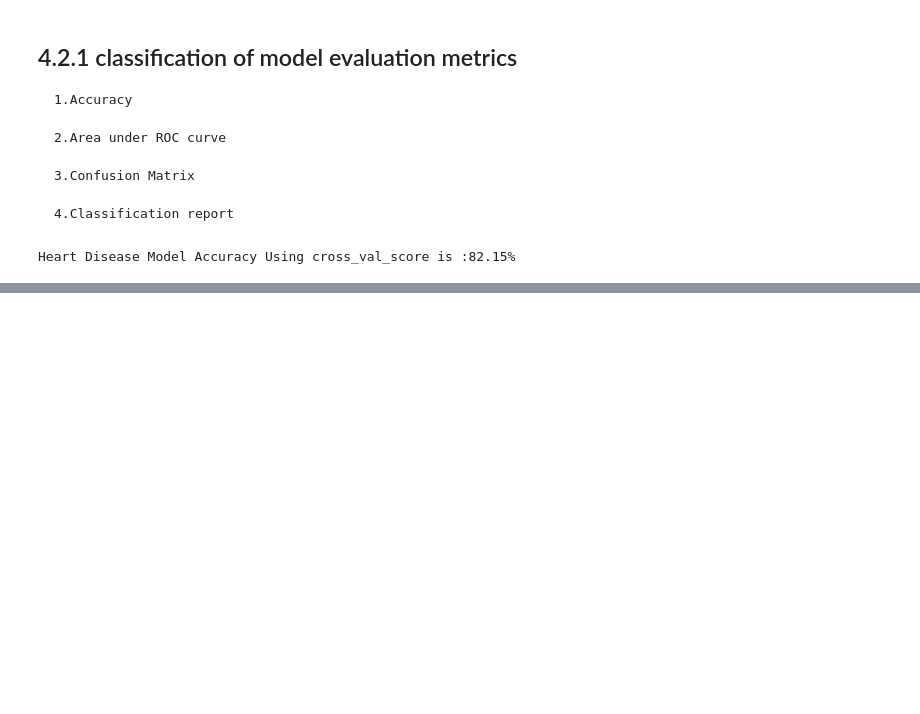
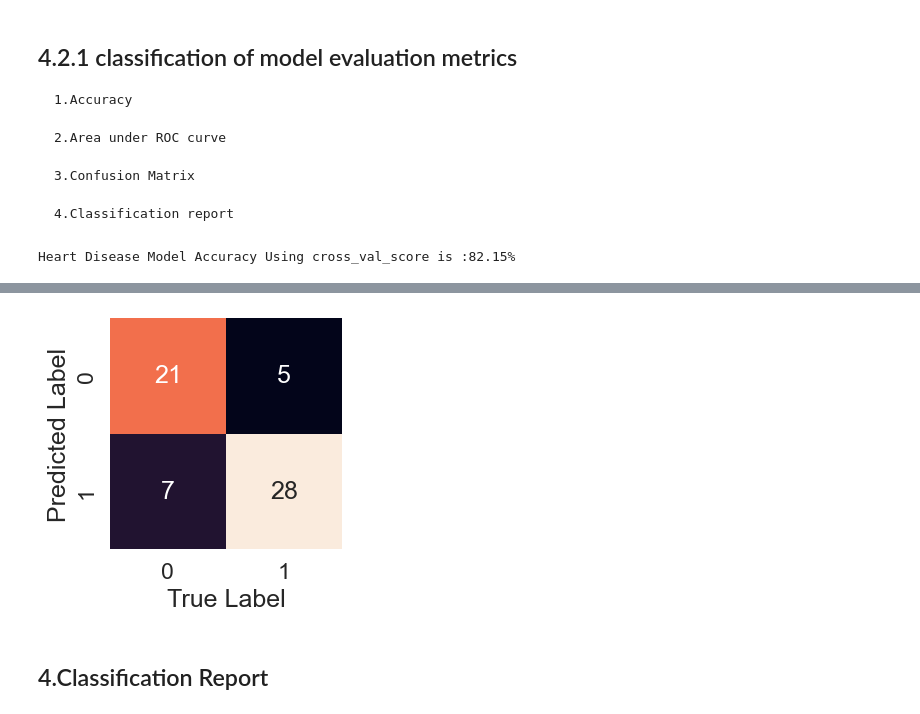
Before and after one commit to Dharshansk16/Machine-Learning-Data-Modelling-, a Jupyter notebook: Scikit_Learn/Introduction_to_scikit-learn.ipynb, the cells around one changed output, grey strips where cells are left out. Drawn from its saved outputs; the diff is of its cells as text; code cells hidden in the pictures; blank space fills up the shorter version.

```diff
--- a/Scikit_Learn/Introduction_to_scikit-learn.ipynb
+++ b/Scikit_Learn/Introduction_to_scikit-learn.ipynb
@@ -932,0 +1067,16 @@ Heart Disease Model Accuracy Using cross_val_score is :82.15%
+# %%
+def plot_conf_map(con_mat):
+    #Plot a confusion matrix using seaborn heatmap()
+
+    fig , ax = plt.subplots(figsize=(3,3))
+    ax = sns.heatmap(con_mat ,
+                     annot=True , #Annotate the box with conf_mat info
+                     cbar=False)
+    plt.xlabel("True Label")
+    plt.ylabel('Predicted Label')
+# %%
+plot_conf_map(con_mat)
+# %% [output]
+[figure, added]
+# %% [markdown]
+## 4.Classification Report
```
Also changed, not shown: parts of 24 cells of this notebook, 1 other file.
